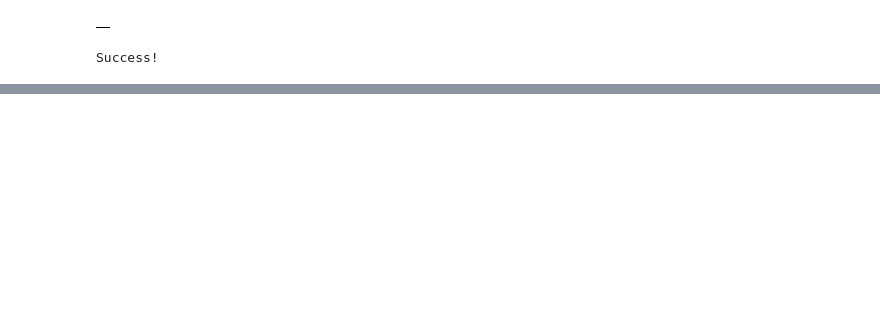
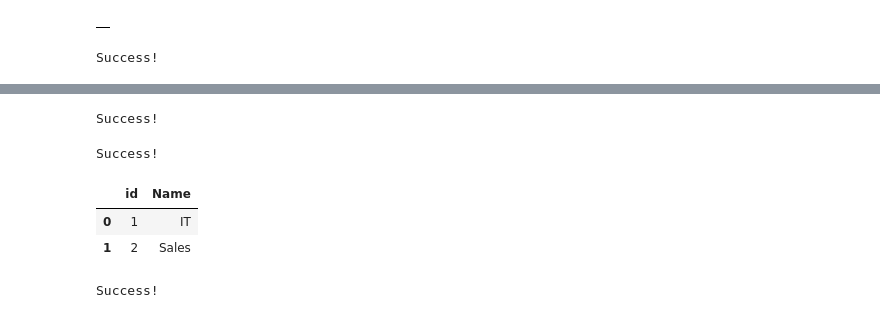
Before and after one commit to dev-hack95/SQL, a Jupyter notebook: SQL10.ipynb, the cells around one changed output, grey strips where cells are left out. Saved outputs shown, nothing was run; the diff lists cells and outputs as text; code cells hidden in the pictures; blank space fills up the shorter version.

```diff
--- a/SQL10.ipynb
+++ b/SQL10.ipynb
@@ -501,0 +539,27 @@ select * from department
+# %%
+data.execute("""
+DELETE FROM employee WHERE name = "anna";
+""")
+# %% [output]
+Success!
+# %%
+data.commit()
+# %% [output]
+Success!
+# %%
+data.query("""
+select * from department
+""")
+# %% [output]
+|  | id | Name |
+| 0 | 1 | IT |
+| 1 | 2 | Sales |
+# %%
+data.execute("""
+create table old_employee (
+e_id int NOT NULL unique,
+Name varchar(255),
+department_id int)
+""")
+# %% [output]
+Success!
```
Also changed, not shown: parts of 21 cells of this notebook.
